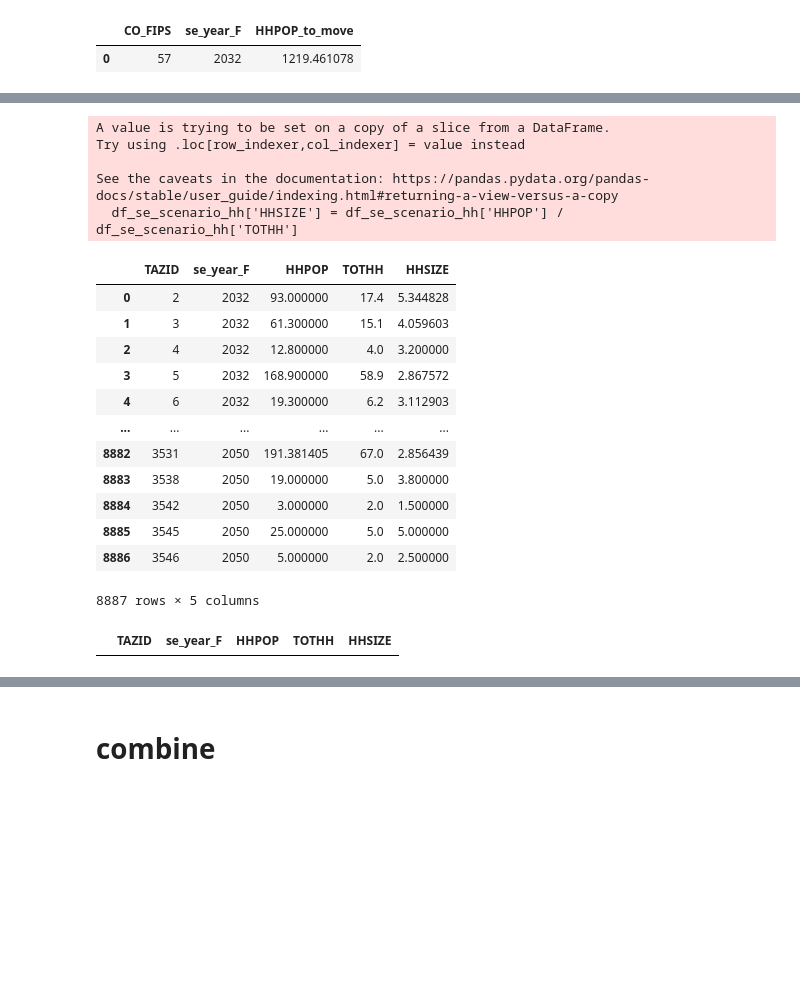
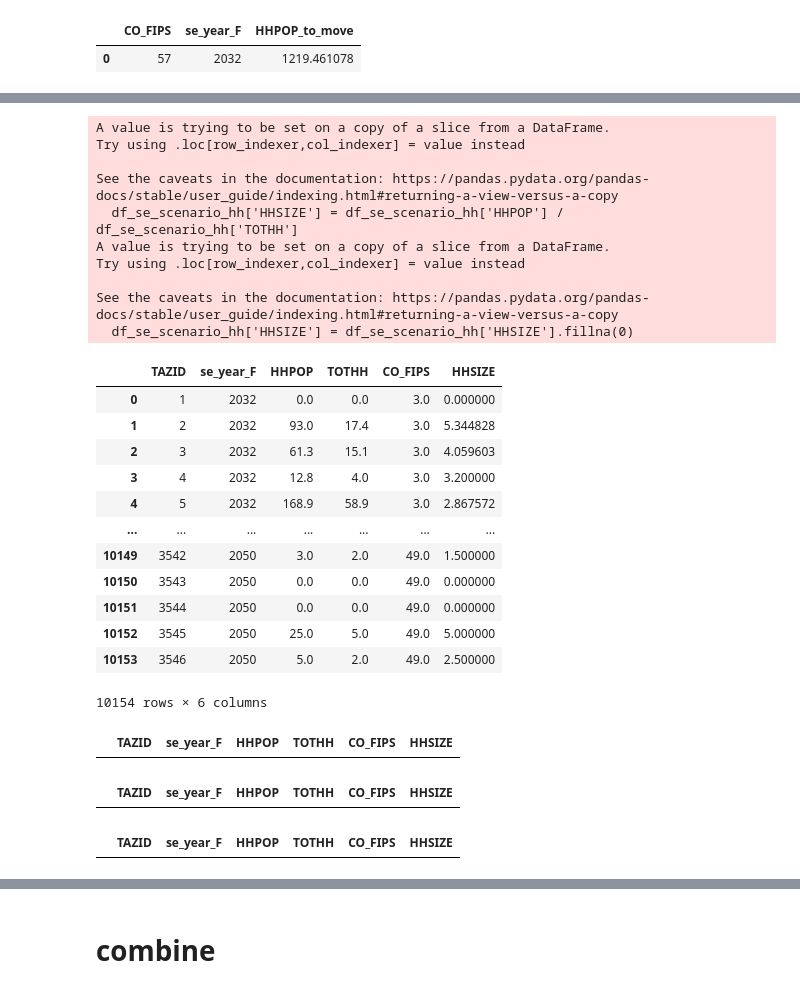
Before and after one commit to WFRCAnalytics/Wasatch-Choice-Land-Use-And-Transit-Scenario, a Jupyter notebook: 5-TAZ-SE-Calcs.ipynb, the cells around one changed output, grey strips where cells are left out. Saved outputs shown, nothing was run; the diff lists cells and outputs as text; code cells hidden in the pictures; blank space fills up the shorter version.

```diff
--- a/5-TAZ-SE-Calcs.ipynb
+++ b/5-TAZ-SE-Calcs.ipynb
@@ -1552,7 +1768,7 @@ df_se_scenario_hh_pop_no_hh
 | 8675 | 57 | 495 | 2032 | 99.162029 | 0.0 |
 | 8792 | 57 | 552 | 2032 | 0.605571 | 0.0 |
 # %%
-df_se_scenario_hh_pop_no_hh_co = df_se_scenario_hh_pop_no_hh.groupby(['CO_FIPS','se_year_F'], as_index=False).agg(HHPOP_to_move=('HHPOP','sum'))
+df_se_scenario_hh_pop_no_hh_co = df_se_scenario_hh_pop_no_hh.groupby(['CO_FIPS','se_year_F'], as_index=False).agg(HHPOP_to_move=('HHPOP','sum')).copy()
 df_se_scenario_hh_pop_no_hh_co
 # %% [output]
 |  | CO_FIPS | se_year_F | HHPOP_to_move |
@@ -1560,9 +1776,27 @@ df_se_scenario_hh_pop_no_hh_co
 # %%
 # filter original se data by those tazs not in project and limit to hhpop and tothh fields
 
-df_se_data_2 = df_se_data[~(df_se_data['TAZID'].isin(lst_project_taz)) & (df_se_data['parameter'].isin(['HHPOP','TOTHH','HHSIZE','CO_FIPS']))]
-df_se_data_2 = df_se_data_2.pivot(index=['TAZID','se_year_F'], columns='parameter', values='value_F')
+df_se_data_2 = df_se_scenario_positive_portion_co_with_reduction[~(df_se_scenario_positive_portion_co_with_reduction['TAZID'].isin(lst_project_taz)) & (df_se_scenario_positive_portion_co_with_reduction['parameter'].isin(['HHPOP','TOTHH','HHSIZE','CO_FIPS']))]
+
+
+# remove rows that have HHPOP>0 and TOTHH=0
+
+# Merge the dataframes with an indicator to identify matches
+merged_df = df_se_data_2.merge(df_se_scenario_hh_pop_no_hh[['CO_FIPS', 'TAZID', 'se_year_F']],
+                                    on=['CO_FIPS', 'TAZID', 'se_year_F'],
+                                    how='left',
+                                    indicator=True)
+
+# Filter out the records that are present in both dataframes
+df_se_data_2 = merged_df[merged_df['_merge'] == 'left_only'].drop(columns=['_merge'])
+
+# Optionally, reset the index if needed
+df_se_data_2.reset_index(drop=True, inplace=True)
+
+
+df_se_data_2 = df_se_data_2.pivot(index=['TAZID','se_year_F'], columns='parameter', values='value_S')
 df_se_data_2 = df_se_data_2.reset_index()
+df_se_data_2 = df_se_data_2.fillna(0)
 df_se_data_2
 # %% [output]
 | parameter | TAZID | se_year_F | CO_FIPS | HHPOP | HHSIZE | TOTHH |
@@ -1581,3 +1814,0 @@ df_se_data_2
-# %%
-df_se_data_2 = df_se_data_2[df_se_data_2['TOTHH']>0]
-df_se_data_2
@@ -1638,7 +1855,8 @@ df_se_data_2_co_portion_to_move
 # %%
-df_se_scenario_hh = df_se_data_2_co_portion_to_move[['TAZID','se_year_F','HHPOP_new','TOTHH']]
+df_se_scenario_hh = df_se_data_2_co_portion_to_move[['TAZID','se_year_F','HHPOP_new','TOTHH','CO_FIPS']]
 df_se_scenario_hh.rename(columns={'HHPOP_new':'HHPOP'}, inplace=True)
 df_se_scenario_hh['HHSIZE'] = df_se_scenario_hh['HHPOP'] / df_se_scenario_hh['TOTHH']
+df_se_scenario_hh['HHSIZE'] = df_se_scenario_hh['HHSIZE'].fillna(0)
 df_se_scenario_hh
 # %% [output]
 A value is trying to be set on a copy of a slice from a DataFrame
@@ -1670,27 +1904,37 @@ df_se_scenario_hh[df_se_scenario_hh['HHSIZE']<1]
 # %%
 df_se_scenario_hh.loc[df_se_scenario_hh['HHSIZE'] < 1, 'HHPOP'] = df_se_scenario_hh['TOTHH']
 df_se_scenario_hh['HHSIZE'] = df_se_scenario_hh['HHPOP'] / df_se_scenario_hh['TOTHH']
+df_se_scenario_hh['HHSIZE'] = df_se_scenario_hh['HHSIZE'].fillna(0)
 df_se_scenario_hh
 # %% [output]
 A value is trying to be set on a copy of a slice from a DataFrame.
 Try using .loc[row_indexer,col_indexer] = value instead
 
 See the caveats in the documentation: https://pandas.pydata.org/pandas-docs/stable/user_guide/indexing.html#returning-a-view-versus-a-copy
   df_se_scenario_hh['HHSIZE'] = df_se_scenario_hh['HHPOP'] / df_se_scenario_hh['TOTHH']
+A value is trying to be set on a copy of a slice from a DataFrame.
+Try using .loc[row_indexer,col_indexer] = value instead
+
+See the caveats in the documentation: https://pandas.pydata.org/pandas-docs/stable/user_guide/indexing.html#returning-a-view-versus-a-copy
+  df_se_scenario_hh['HHSIZE'] = df_se_scenario_hh['HHSIZE'].fillna(0)
-|  | TAZID | se_year_F | HHPOP | TOTHH | HHSIZE |
-| 0 | 2 | 2032 | 93.000000 | 17.4 | 5.344828 |
-| 1 | 3 | 2032 | 61.300000 | 15.1 | 4.059603 |
-| 2 | 4 | 2032 | 12.800000 | 4.0 | 3.200000 |
-| 3 | 5 | 2032 | 168.900000 | 58.9 | 2.867572 |
-| 4 | 6 | 2032 | 19.300000 | 6.2 | 3.112903 |
-| ... | ... | ... | ... | ... | ... |
-| 8882 | 3531 | 2050 | 191.381405 | 67.0 | 2.856439 |
-| 8883 | 3538 | 2050 | 19.000000 | 5.0 | 3.800000 |
-| 8884 | 3542 | 2050 | 3.000000 | 2.0 | 1.500000 |
-| 8885 | 3545 | 2050 | 25.000000 | 5.0 | 5.000000 |
-| 8886 | 3546 | 2050 | 5.000000 | 2.0 | 2.500000 |
+|  | TAZID | se_year_F | HHPOP | TOTHH | CO_FIPS | HHSIZE |
+| 0 | 1 | 2032 | 0.0 | 0.0 | 3.0 | 0.000000 |
+| 1 | 2 | 2032 | 93.0 | 17.4 | 3.0 | 5.344828 |
+| 2 | 3 | 2032 | 61.3 | 15.1 | 3.0 | 4.059603 |
+| 3 | 4 | 2032 | 12.8 | 4.0 | 3.0 | 3.200000 |
+| 4 | 5 | 2032 | 168.9 | 58.9 | 3.0 | 2.867572 |
+| ... | ... | ... | ... | ... | ... | ... |
+| 10149 | 3542 | 2050 | 3.0 | 2.0 | 49.0 | 1.500000 |
+| 10150 | 3543 | 2050 | 0.0 | 0.0 | 49.0 | 0.000000 |
+| 10151 | 3544 | 2050 | 0.0 | 0.0 | 49.0 | 0.000000 |
+| 10152 | 3545 | 2050 | 25.0 | 5.0 | 49.0 | 5.000000 |
+| 10153 | 3546 | 2050 | 5.0 | 2.0 | 49.0 | 2.500000 |
-8887 rows × 5 columns
+10154 rows × 6 columns
 # %%
-df_se_scenario_hh[df_se_scenario_hh['HHSIZE']<1]
+df_se_scenario_hh[(df_se_scenario_hh['HHSIZE']<1) & (df_se_scenario_hh['HHSIZE']>0)]
 # %% [output]
-|  | TAZID | se_year_F | HHPOP | TOTHH | HHSIZE |
+|  | TAZID | se_year_F | HHPOP | TOTHH | CO_FIPS | HHSIZE |
+# %%
+df_se_scenario_hh[(df_se_scenario_hh['HHPOP']>0) & (df_se_scenario_hh['TOTHH']==0)]
+# %% [output]
+|  | TAZID | se_year_F | HHPOP | TOTHH | CO_FIPS | HHSIZE |
@@ -1697 +1943,5 @@ df_se_scenario_hh[df_se_scenario_hh['HHSIZE']<1]
+# %%
+df_se_scenario_hh[(df_se_scenario_hh['HHPOP']>0) & (df_se_scenario_hh['TOTHH']==0)]
+# %% [output]
+|  | TAZID | se_year_F | HHPOP | TOTHH | CO_FIPS | HHSIZE |
 # %%
```
Also changed, not shown: parts of 48 cells of this notebook, 8 other files.
